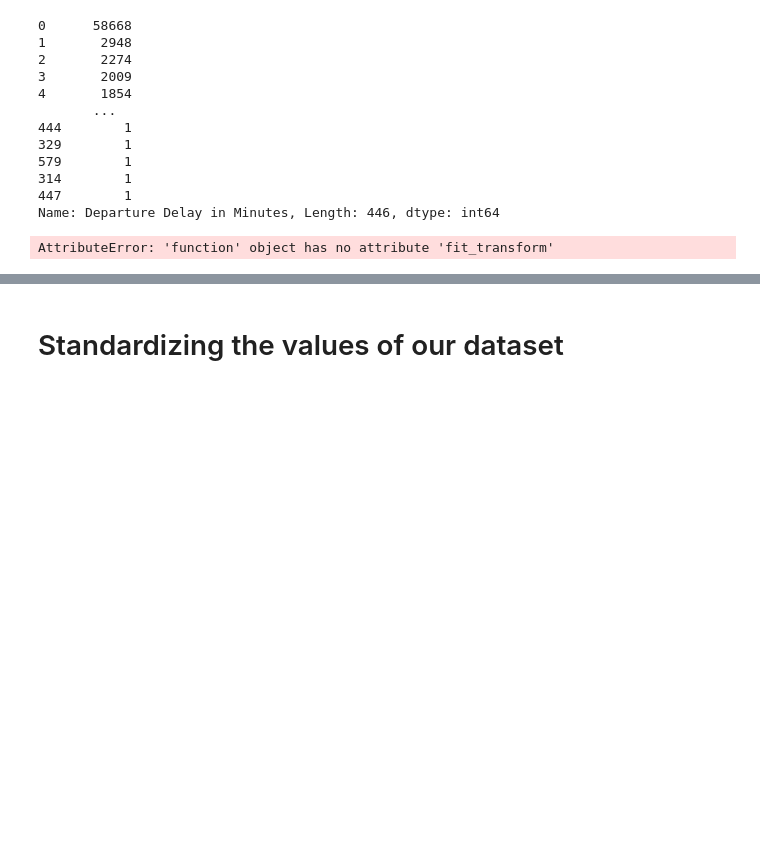
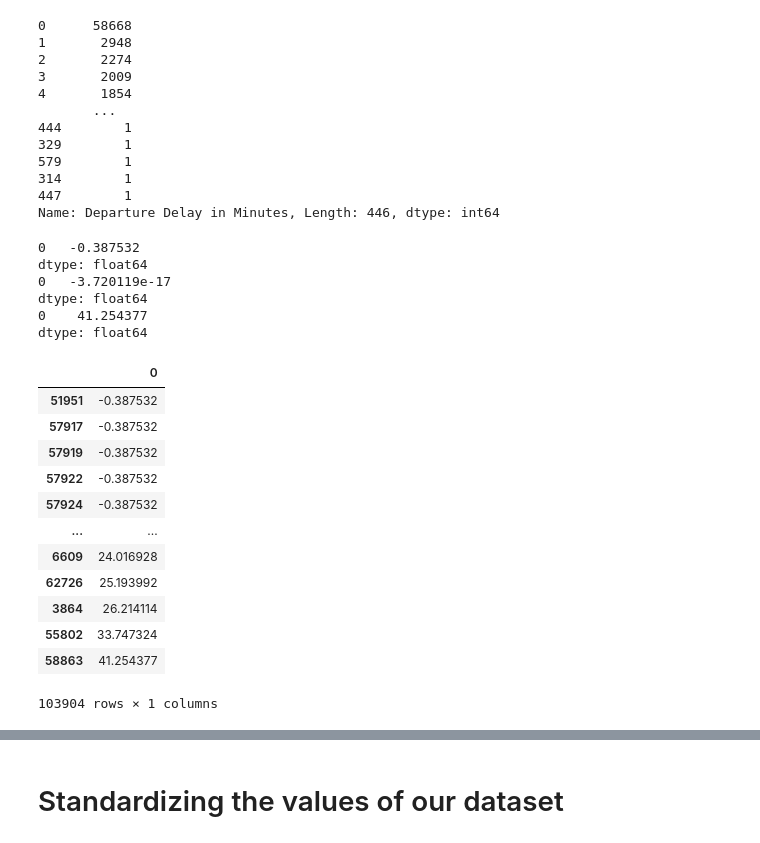
Before and after one commit to leo-cavalcante/airline-passenger-satisfaction, a Jupyter notebook: Airline Passenger Satisfaction.ipynb, the cells around one changed output, grey strips where cells are left out. Cells and saved outputs as stored; diff of their text form; code cells hidden in the pictures; blank space fills up the shorter version.

```diff
--- a/Airline Passenger Satisfaction.ipynb
+++ b/Airline Passenger Satisfaction.ipynb
@@ -379,15 +385,33 @@ Name: Departure Delay in Minutes, Length: 446, dtype: int64
 # %%
 # Analyzing the two previous variables normalized
 from mlxtend.preprocessing import standardize
 
 X = airline["Departure Delay in Minutes"]
 
-Y = pd.DataFrame(standardize.fit_transform(X))
+Y = pd.DataFrame(standardize(X))
 
 print(Y.min())
 print(Y.mean())
 print(Y.max())
 Y.sort_values(0)
 # %% [output]
-AttributeError: 'function' object has no attribute 'fit_transform'
+0   -0.387532
+dtype: float64
+0   -3.720119e-17
+dtype: float64
+0    41.254377
+dtype: float64
+|  | 0 |
+| 51951 | -0.387532 |
+| 57917 | -0.387532 |
+| 57919 | -0.387532 |
+| 57922 | -0.387532 |
+| 57924 | -0.387532 |
+| ... | ... |
+| 6609 | 24.016928 |
+| 62726 | 25.193992 |
+| 3864 | 26.214114 |
+| 55802 | 33.747324 |
+| 58863 | 41.254377 |
+103904 rows × 1 columns
 # %%
```
Also changed, not shown: parts of 17 cells of this notebook.
